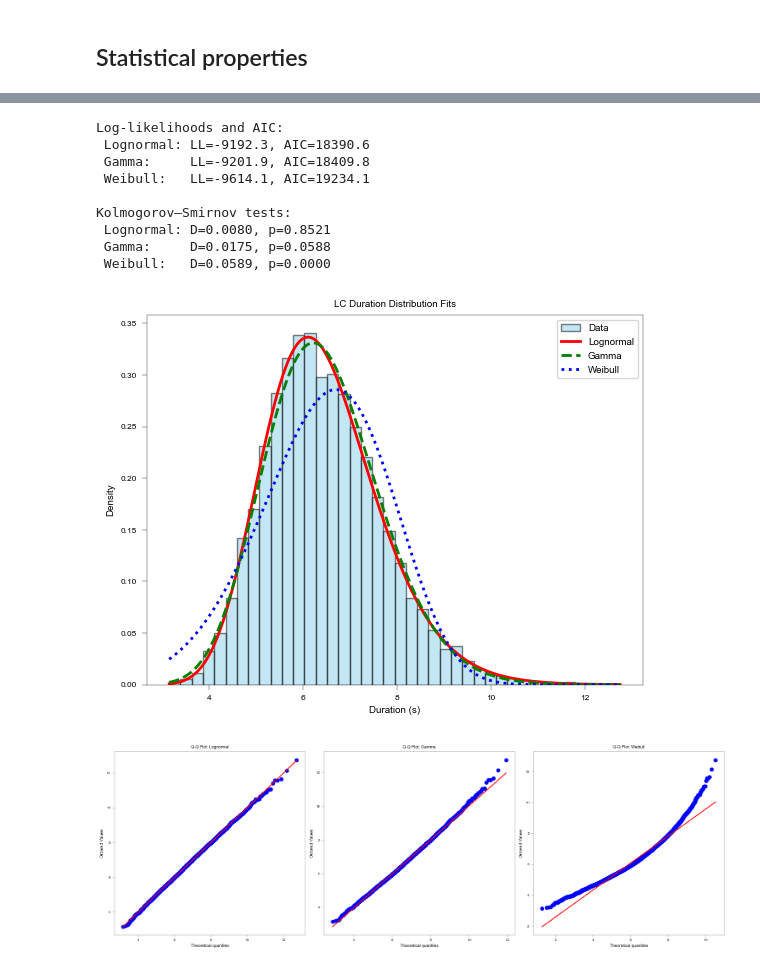
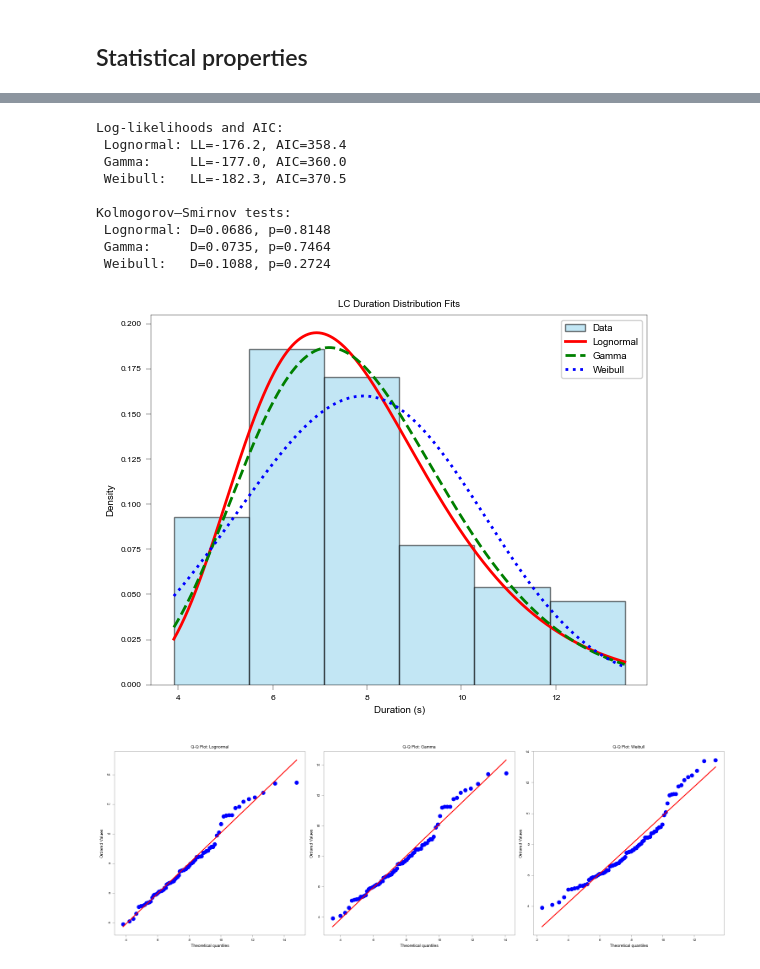
Before and after one commit to EPFL-ENAC/LUTS-pneuma-simulator, a Jupyter notebook: notebooks/discrete.ipynb, the cells around one changed output, grey strips where cells are left out. Drawn from its saved outputs; the diff is of its cells as text; code cells hidden in the pictures.

```diff
--- a/notebooks/discrete.ipynb
+++ b/notebooks/discrete.ipynb
@@ -584,14 +347,3 @@ $a =2S\Delta t^{-2}-2\check v\Delta t^{-1}$
 $\Delta t = 2S/\left(\hat{v} + \check{v}\right)$
 
 $\Delta t = \left(\hat{v} - \check{v}\right) / a$
-# %%
-# terminal x position
-x_hat = x_check + Dx
-# terminal y position
-y_hat = -y_check
-# terminal speed of LC vehicle
-v_hat = 2 * S / Dt - v_check
-# Constant acceleration
-a = (v_hat**2 - v_check**2) / (2 * S)
-a = 2 * S / Dt**2 - 2 * v_check / Dt
-print(f"S: {round(S,1)}, a: {round(a,2)}, Dt: {round(Dt,1)}")
@@ -692,5 +688,6 @@ def sample_trajectory_closedform(check_v, check_x, check_y, a, R, Dt, theta_star
 # %%
 # Compute the full trajectory analytically
-times, v_arr, theta_arr, x_arr, y_arr, t_star, v_star = sample_trajectory_closedform(
-    v_check, x_check, y_check, a, R, Dt, theta_star, dt
-)
+if LC:
+    times, v_arr, theta_arr, x_arr, y_arr, t_star, v_star = sample_trajectory_closedform(
+        v_check, x_check, y_check, a, R, Dt, theta_star, dt
+    )
@@ -736,9 +694,13 @@ Selected root y_t: 0.6614096456323133
 # %%
+PET_f, PET_ell, details = pet(
+    R, a, x_check, y_check, v_check, x_hat, y_hat, x_f, v_f, x_ell, v_ell, theta_star, t_star, v_star, verbose=True
+)
+theta_imath, x_imath, y_imath, x_psi, y_psi, p, x_p, y_p = details
 # reference y0 depends on sign
 y_0 = y_check - sign(y_check) * R
 offset = -sign(y_check) * 2 * w
 Cx = x_hat
 Cy = -y_0
 offset_x, offset_y = offset_point_on_circle(
-    follower_x + xp, follower_y + sign(y_check) * yp, Cx, Cy, R + w, sign(y_check) * offset
+    x_hat - p + x_p, y_hat + sign(y_check) * y_p, Cx, Cy, R + w, sign(y_check) * offset
 )
@@ -745,12 +709,0 @@ offset_x, offset_y = offset_point_on_circle(
-# %%
-# PET with follower
-x1 = follower_x + xp
-y1 = follower_y + sign(y_check) * yp
-x2 = x_hat
-y2 = y_hat + sign(y_hat) * w
-central = central_angle(x1, y1, x2, y2, R + w)
-aperture = aperture_angle(R)
-t_f1 = compute_tstar(v_star, a, R, -sign(y_check) * (phi_star - central + aperture), -sign(y_check), tol=1e-15) + t_star
-t_f2 = (follower_x - x_f) / v_f
-PET_f = t_f2 - t_f1
-print(f"t1={t_f1:6.2f}s  t2={t_f2:6.2f}s  PET={PET_f:6.2f}s")
@@ -1033,7 +1113,8 @@ len(distribution)
 # -----------------------------
 # Example LC duration data (replace with your own)
 # -----------------------------
-data = distribution
+data = Dt_array[Dt_array<=20]#[:125]
+#data = PET_array[Dt_array<=20]#[:125]
 
 # -----------------------------
 # Fit candidate distributions
@@ -1088,41 +1169,41 @@ plt.hist(data, bins="scott", density=True, alpha=0.5, color="skyblue", edgecolor
 plt.plot(x, lognorm.pdf(x, shape_ln, loc=loc_ln, scale=scale_ln), "r-", lw=2, label="Lognormal")
 plt.plot(x, gamma.pdf(x, alpha_g, loc=loc_g, scale=beta_g), "g--", lw=2, label="Gamma")
 plt.plot(x, weibull_min.pdf(x, shape_w, loc=loc_w, scale=scale_w), "b:", lw=2, label="Weibull")
 
 plt.title("LC Duration Distribution Fits")
 plt.xlabel("Duration (s)")
 plt.ylabel("Density")
 plt.legend()
 plt.show()
 
 # -----------------------------
 # Q-Q Plots
 # -----------------------------
 fig, axes = plt.subplots(1, 3, figsize=(15, 5))
 
 probplot(data, dist=lognorm, sparams=(shape_ln, loc_ln, scale_ln), plot=axes[0])
 axes[0].set_title("Q-Q Plot: Lognormal")
 
 probplot(data, dist=gamma, sparams=(alpha_g, loc_g, beta_g), plot=axes[1])
 axes[1].set_title("Q-Q Plot: Gamma")
 
 probplot(data, dist=weibull_min, sparams=(shape_w, loc_w, scale_w), plot=axes[2])
 axes[2].set_title("Q-Q Plot: Weibull")
 
 plt.tight_layout()
 plt.show()
 # %% [output]
 Log-likelihoods and AIC:
- Lognormal: LL=-9192.3, AIC=18390.6
- Gamma:     LL=-9201.9, AIC=18409.8
- Weibull:   LL=-9614.1, AIC=19234.1
+ Lognormal: LL=-176.2, AIC=358.4
+ Gamma:     LL=-177.0, AIC=360.0
+ Weibull:   LL=-182.3, AIC=370.5
 
 Kolmogorov–Smirnov tests:
- Lognormal: D=0.0080, p=0.8521
- Gamma:     D=0.0175, p=0.0588
- Weibull:   D=0.0589, p=0.0000
+ Lognormal: D=0.0686, p=0.8148
+ Gamma:     D=0.0735, p=0.7464
+ Weibull:   D=0.1088, p=0.2724
-[figure, old version]
+[figure, new version]
-[figure, old version]
+[figure, new version]
 # %%
 %matplotlib inline
 # Fit a log-normal distribution
```
Also changed, not shown: parts of 39 cells of this notebook.
